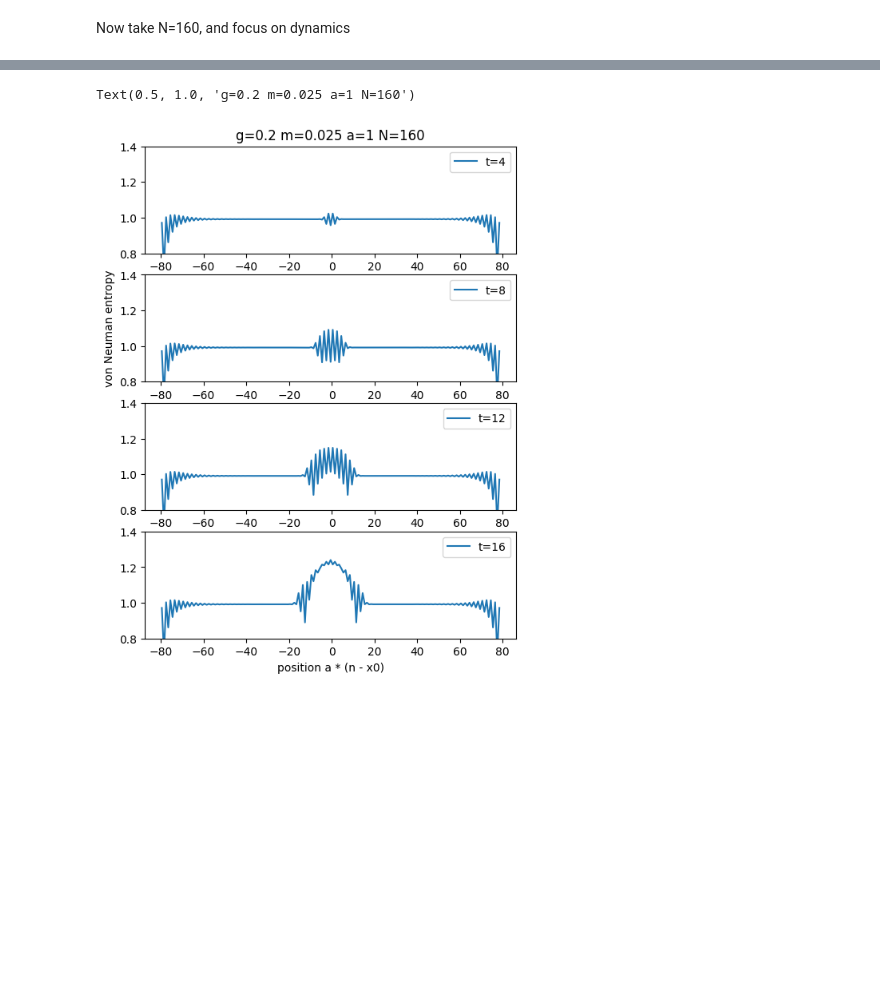
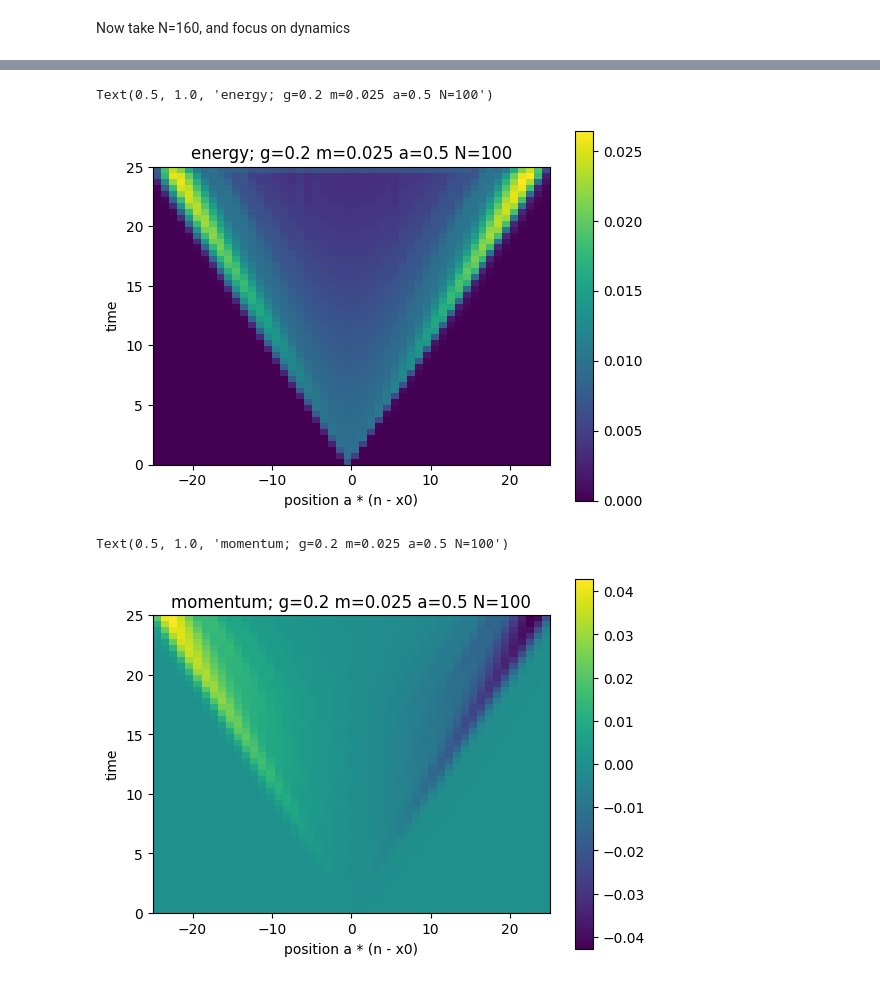
Before and after one commit to marekrams/jffs, a Jupyter notebook: test_time_evolution.ipynb, the cells around one changed output, grey strips where cells are left out. Drawn from its saved outputs; the diff is of its cells as text; code cells hidden in the pictures; blank space fills up the shorter version.

```diff
--- a/test_time_evolution.ipynb
+++ b/test_time_evolution.ipynb
@@ -49,13 +12,15 @@ plt.legend()
 # %% [markdown]
 Now take N=160, and focus on dynamics
 # %%
-N, a = 160, 1
+N, a = 100, 0.50
+g = 1 / 5
+m = g / 8
 e0 = a * g * g / 2
 t = 0
 H0 = HXXZ(N, a, m, ops=ops)
-H1 = e0 * sumLn2(N, t, L0, v, Q, ops=ops)
+H1 = e0 * sumLn2(N, t, L0, a, v, Q, ops=ops)
 
-D = 64
+D = 32
 charge = 0 # this is a total Sz-spin for U1 symmetry
 psi_gs = mps.random_mps(H0, D_total=D, n=charge)
 # 2 sweeps of 2-site dmrg
@@ -71,10 +34,14 @@ mops = [momentum_n(n, N, ops) for n in range(1, N-1)]
 # %%
+mops = [momentum_n(n, N, ops) for n in range(1, N-1)]
+
 engs_time = []
 mops_time = []
 ents_time = []
-times=[0, 4, 8, 12, 16]
+
+times=np.linspace(0, a * N / 2, 51)
+
 psi = psi_gs.copy()
-Ht = lambda t: [H0, e0 * sumLn2(N, t, L0, v, Q, ops=ops)]
+Ht = lambda t: [H0, e0 * sumLn2(N, t, L0, a, v, Q, ops=ops)]
 for step in mps.tdvp_(psi, Ht, times, dt=0.125, method='1site'):
     print(step)
     engs_time.append(measure_energy_per_site(psi, a, e0, m, step.tf, L0, v, Q, ops))
@@ -116,14 +68,22 @@ Text(0.5, 1.0, 'g=0.2 m=0.025 a=1 N=160')
-# %%
-pos = (np.arange(N-1) - (N - 1)/2) * a
-fig, ax = plt.subplots(len(engs_time), 1)
-fig.set_size_inches(6, 2 * len(engs_time))
-for ii, ee in enumerate(ents_time):
-    ax[ii].plot(pos, ee[1:-1], label=f"t={times[ii + 1]}")
-    ax[ii].legend()
-    ax[ii].set_ylim([0.8, 1.4])
-ax[1].set_ylabel("von Neuman entropy")
-ax[-1].set_xlabel("position a * (n - x0)")
-ax[0].set_title(f"{g=} {m=} {a=} {N=}")
-# %% [output]
-Text(0.5, 1.0, 'g=0.2 m=0.025 a=1 N=160')
-[figure, removed]
+# %%
+ee = np.array(engs_time) - engs_gs
+ee = (ee[:, 0::2] + ee[:, 1::2]) / 2
+fig = plt.imshow(ee, extent=(-N*a/2, N*a/2, times[0], times[-1]), origin='lower', aspect=1.5)
+plt.colorbar()
+plt.xlabel("position a * (n - x0)")
+plt.ylabel("time")
+plt.title(f"energy; {g=} {m=} {a=} {N=}")
+# %% [output]
+Text(0.5, 1.0, 'energy; g=0.2 m=0.025 a=0.5 N=100')
+[figure, added]
+# %%
+ee = np.array(mops_time).real
+ee = (ee[:, 0::2] + ee[:, 1::2]) / 2
+fig = plt.imshow(ee, extent=(-N*a/2, N*a/2, times[0], times[-1]), origin='lower', aspect=1.5)
+plt.colorbar()
+plt.xlabel("position a * (n - x0)")
+plt.ylabel("time")
+plt.title(f"momentum; {g=} {m=} {a=} {N=}")
+# %% [output]
+Text(0.5, 1.0, 'momentum; g=0.2 m=0.025 a=0.5 N=100')
+[figure, added]
```
Also changed, not shown: parts of 12 cells of this notebook, 6 other files.
